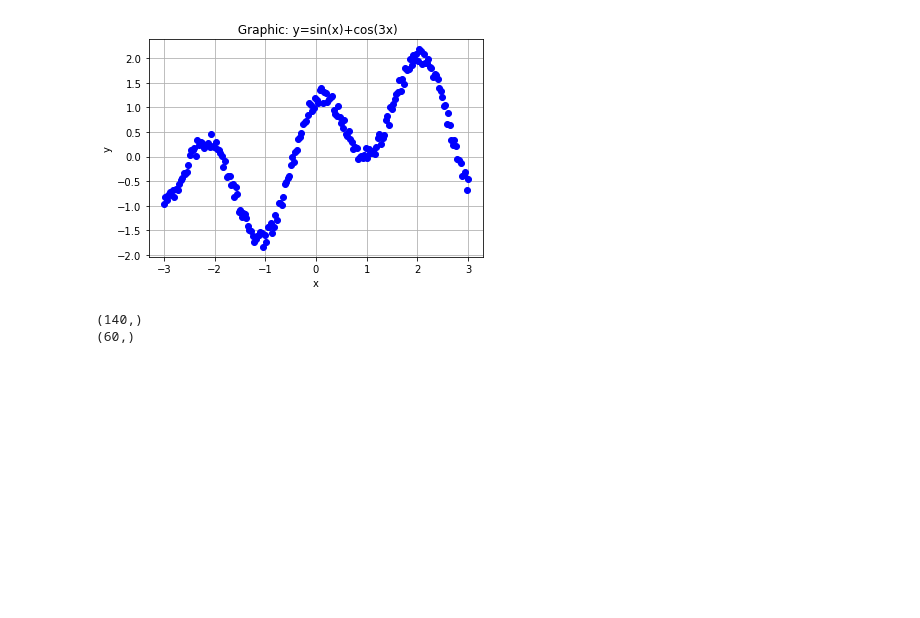
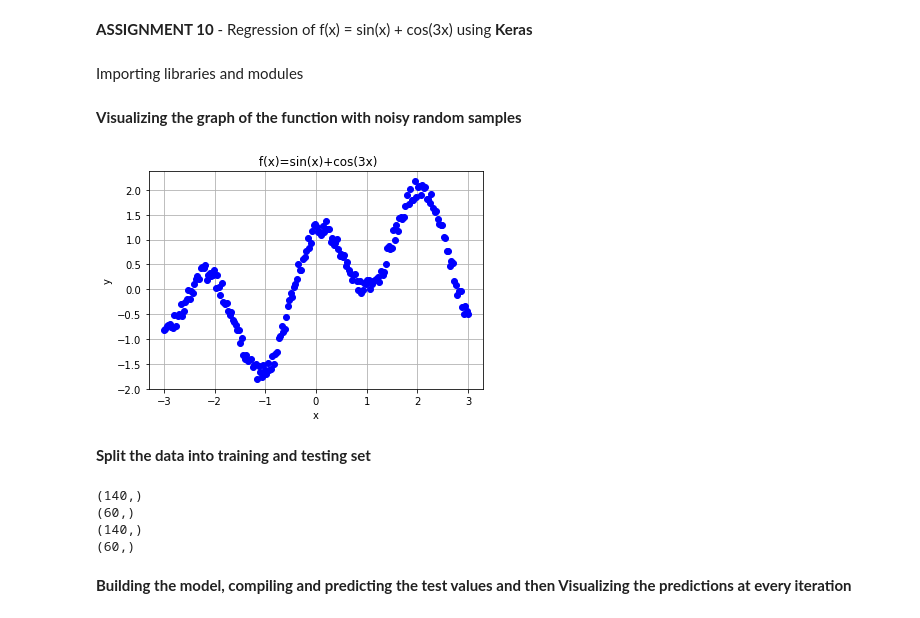
Before and after one commit to adi1102/LearnGit, a Jupyter notebook: Assignment 10.ipynb, the cells around one changed output. Saved outputs shown, nothing was run; the diff lists cells and outputs as text; code cells hidden in the pictures; blank space fills up the shorter version.

Commit message:
Final Assignment 10

```diff
--- a/Assignment 10.ipynb
+++ b/Assignment 10.ipynb
@@ -1,2 +1,6 @@
 # %% [markdown]
 <a href="https://colab.research.google.com/github/adi1102/LearnGit/blob/master/Assignment%2010.ipynb" target="_parent"><img src="https://colab.research.google.com/assets/colab-badge.svg" alt="Open In Colab"/></a>
+# %% [markdown]
+**ASSIGNMENT 10** - Regression of f(x) = sin(x) + cos(3x) using **Keras**
+# %% [markdown]
+Importing libraries and modules
@@ -3,47 +27,39 @@
+# %% [markdown]
+**Visualizing the graph of the function with noisy random samples**
 # %%
-# Import required libraries
-import pandas as pd
-import numpy as np
-import matplotlib.pyplot as plt
-import sklearn
-
-# Import necessary modules
-from sklearn.model_selection import train_test_split
-from sklearn.metrics import mean_squared_error
-from math import sqrt
-
-# Keras specific
-import keras
-from keras.models import Sequential
-from keras.layers import Dense
-from keras.layers import Dense, Activation
-import time
-import random
-
 np.random.seed(400)
 x = np.linspace(-3, 3, 200)
-    # x= np.arange(0, math.pi*2*2, 0.1)
-    # noise = np.random.normal(0,0.02)
+# x= np.arange(0, math.pi*2*2, 0.1)
+# noise = np.random.normal(0,0.02)
 noise = 0.00070*np.asarray(random.sample(range(0,500),200))
-y = np.sin(x)+np.cos(3*x)+noise
+y = np.sin(x)+np.cos(3*x)+noise   # function with added noise
 
-    # print(x,y)
+# print(x,y)
+
+# Visualizing  the graph -
 plt.plot(x, y,linestyle='',marker = "o", color = 'blue')
-plt.title(' Graphic: y=sin(x)+cos(3x)')
+plt.title(' f(x)=sin(x)+cos(3x)')
 plt.xlabel("x")
 plt.ylabel("y")
 plt.grid(True)
 plt.show()
 # %% [output]
-[figure, old version]
+[figure, new version]
+# %% [markdown]
+**Split the data into training and testing set**
 # %%
 # Splitting the data
 
 X_train, X_test, y_train, y_test = train_test_split(x, y, test_size=0.30, random_state=40)
 print(X_train.shape); print(X_test.shape)
+print(y_train.shape); print(y_test.shape)
 # %% [output]
 (140,)
 (60,)
+(140,)
+(60,)
+# %% [markdown]
+**Building the model, compiling and predicting the test values  and then Visualizing the predictions at every iteration**
 # %%
 model = Sequential([Dense(10, input_shape=(1,)), Activation('tanh'), Dense(3),Activation('tanh'),Dense(1)])
 
```
Also changed, not shown: parts of 4 cells of this notebook.
